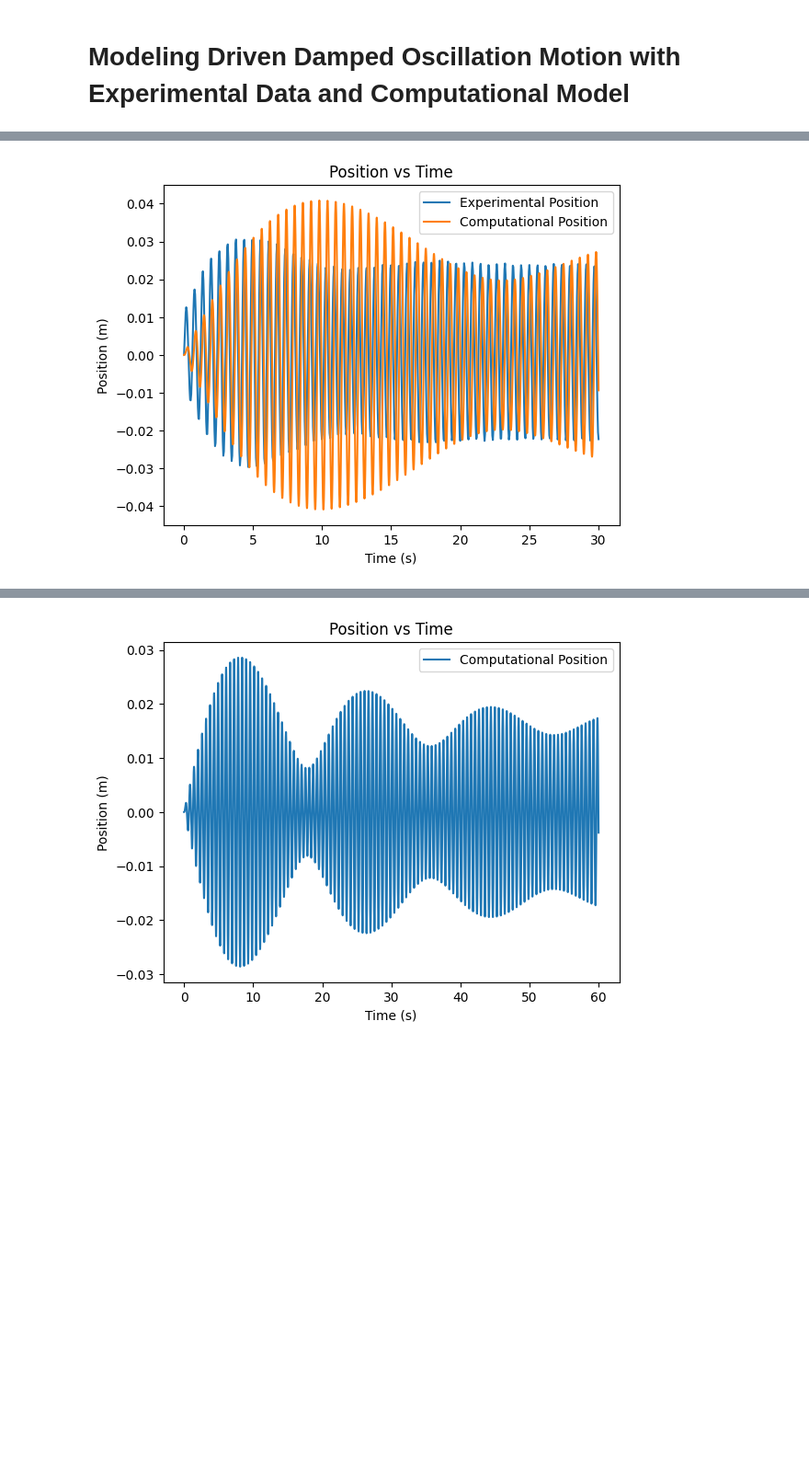
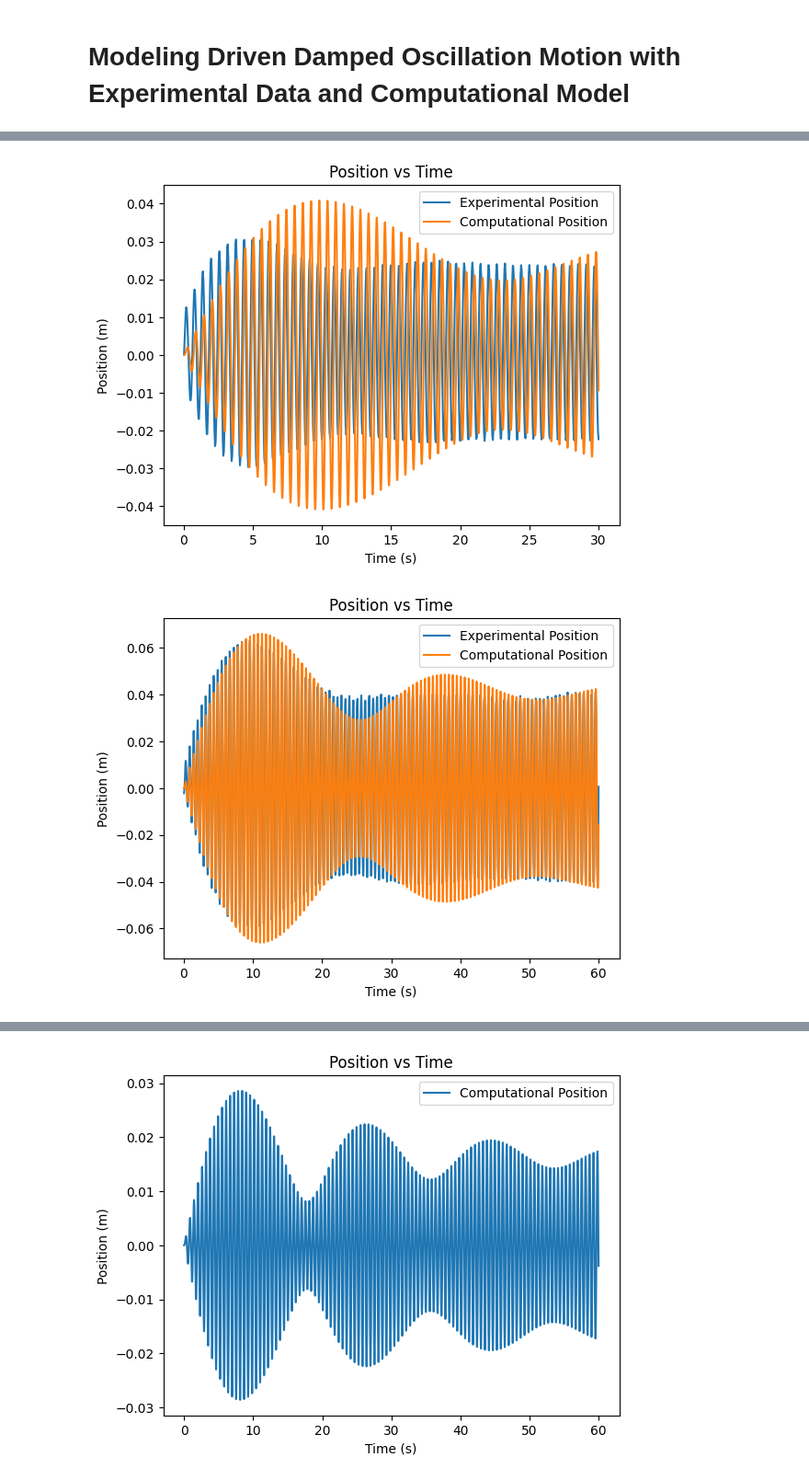
Before and after one commit to kevinthegreat1/HonorsPhysics2, a Jupyter notebook: Unit5/DrivenDampedOscillation/Model.ipynb, the cells around one changed output, grey strips where cells are left out. Shown at 92% size. Drawn from its saved outputs; the diff is of its cells as text; code cells hidden in the pictures; blank space fills up the shorter version.

Commit message:
Add 0.5 Hz off-peak model for all three damping forces

```diff
--- a/Unit5/DrivenDampedOscillation/Model.ipynb
+++ b/Unit5/DrivenDampedOscillation/Model.ipynb
@@ -10,11 +10,16 @@ import statistics
 # %%
 # Constants
 gravitational_acceleration = -9.81  # m/s^2
-masses = [0.0394, 0.0415, 0.0415, 0.0415, 0.0415, 0.0415, 0.0415]  # kg, affects amplitude
-spring_constants = [4.7, 4.7, 4.5, 4.5, 4.5, 4.6, 4.5]  # N/m, affects amplitude, period and frequency
-coefficient_of_air_resistance = [0.00625, 0.0135, 0.0135, 0.0135, 0.0135, 0.0135, 0.0135]  # N/m, affects damping speed
-driving_force_amplitude = [0.3, 0.125, 0.3, 0.3, 0.17, 0.15, 0.15]  # N, affects the rate of growth of the amplitude
-driving_force_frequency = [1.7, 1.75, 1.55, 1.6, 1.63, 1.65, 1.7]  # Hz, affects the amplitude, period, and frequency
+masses = [0.0394, 0.0415, 0.0415, 0.0415, 0.0415, 0.0415, 0.0415, 0.0394, 0.0415, 0.0665]  # kg, affects amplitude
+spring_constants = [4.7, 4.7, 4.5, 4.5, 4.5, 4.6, 4.5, 4.5, 4.5, 4.5]  # N/m, affects amplitude, period and frequency
+coefficient_of_air_resistance = [0.00625, 0.0135, 0.0135, 0.0135, 0.0135, 0.0135, 0.0135, 0.00625, 0.0135, 0.11]  # N/m, affects damping speed
+driving_force_amplitude = [0.3, 0.125, 0.3, 0.3, 0.17, 0.15, 0.15, 0.22, 0.1, 0.025]  # N, affects the rate of growth of the amplitude
+driving_force_frequency = [1.7, 1.75, 1.55, 1.6, 1.63, 1.65, 1.7, 1.74, 1.68, 1.34]  # Hz, affects the amplitude, period, and frequency
+# Model 1 is a test model with mass 1, model 8 is a model with mass 1
+# Models 2-7, 9 are models with mass 2
+# Model 10 is a model with mass 3
+# Models 2-7 are used for comparing the effect of different driving frequencies
+# Models 8-10 are used for comparing the effect of different damping forces
 # %%
 # Computational Model of Driven Damped Oscillation Motion
 def compute_models(index):
@@ -39,16 +44,20 @@ def compute_models(index):
 # %%
 compute_models(0)
 compute_models(1)
 compute_models(2)
 compute_models(3)
 compute_models(4)
 compute_models(5)
 compute_models(6)
+compute_models(7)
+compute_models(8)
+compute_models(9)
 # %% [output]
 [figure]
 [figure]
 [figure]
 [figure]
 [figure]
 [figure]
 [figure]
+[figure, added]
```
Also changed, not shown: parts of 1 cell of this notebook, 6 other files.
